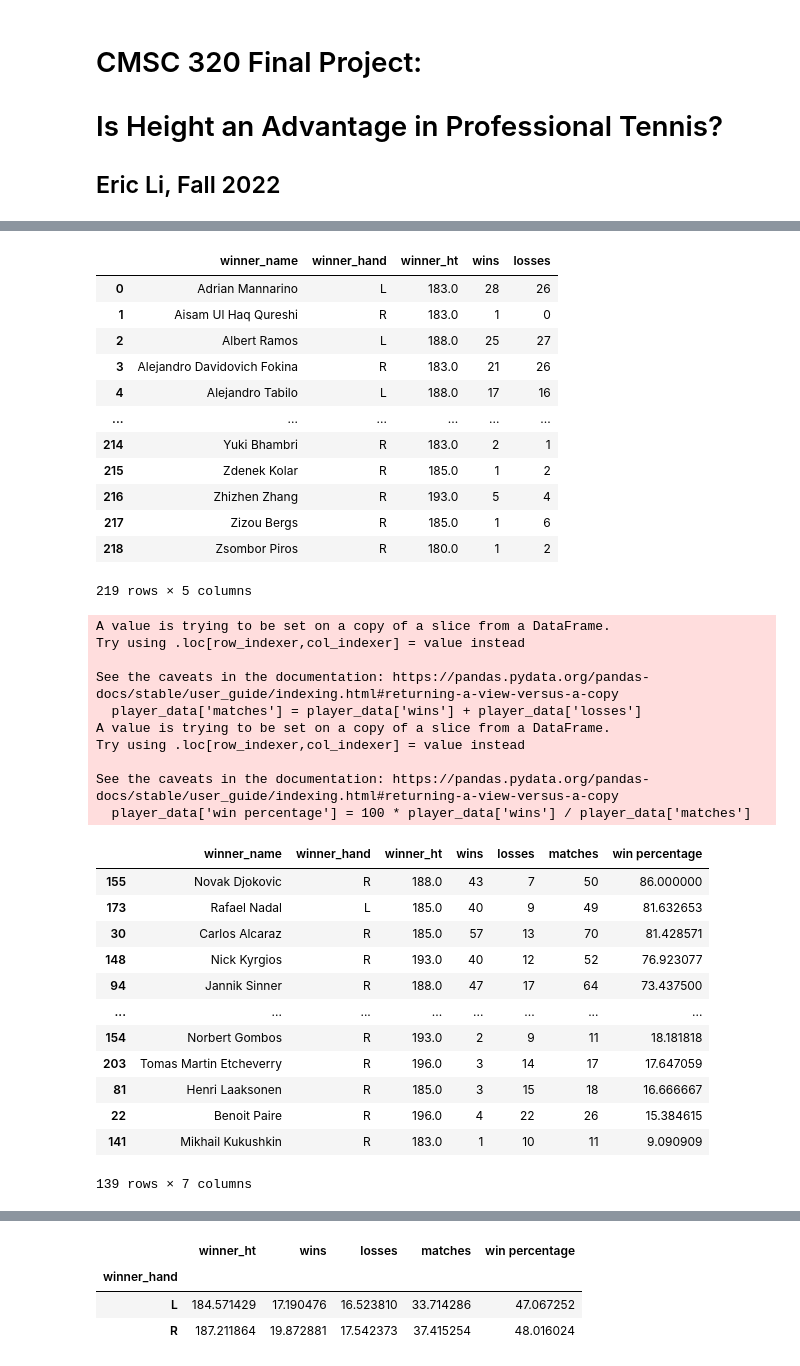
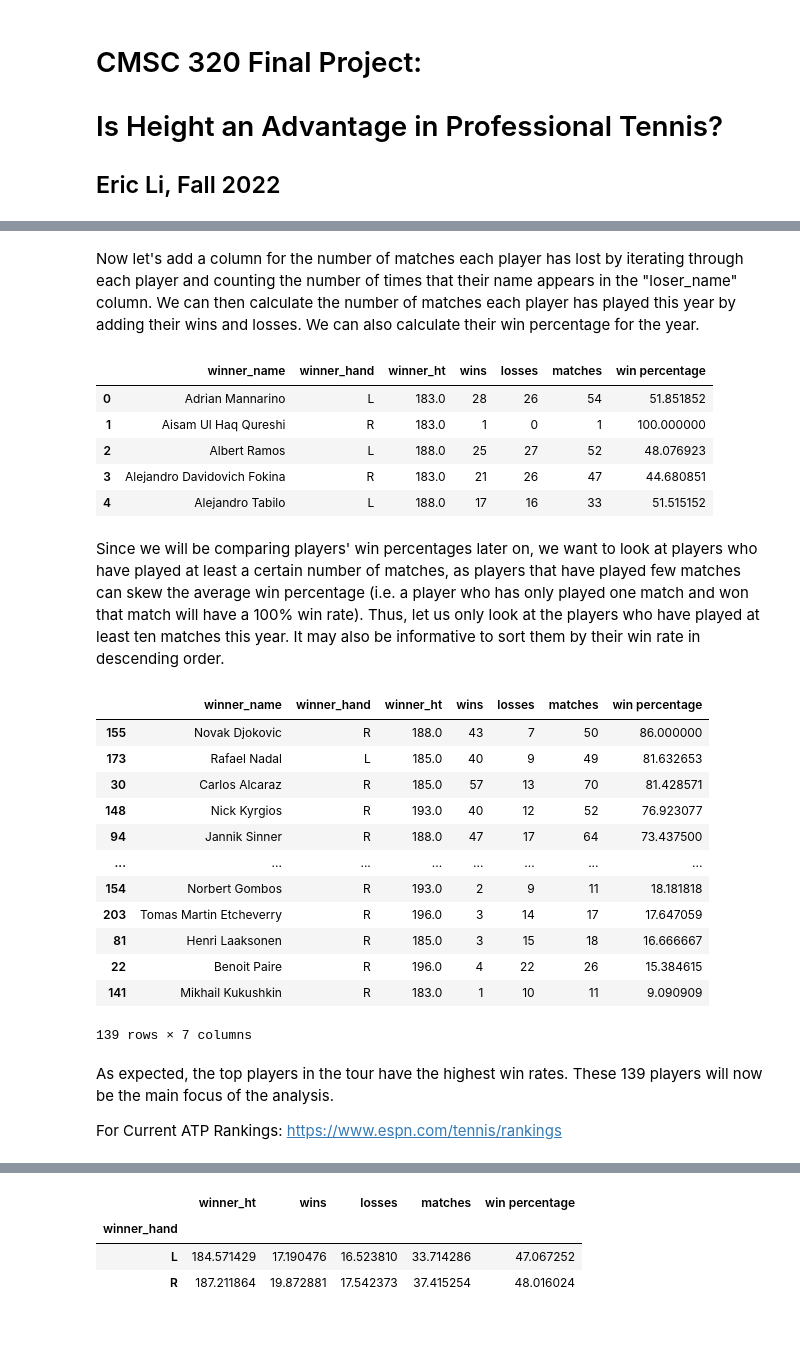
Before and after one commit to eli4278/jekyll_theme, a Jupyter notebook: final_project.ipynb, the cells around one changed output, grey strips where cells are left out. Drawn from its saved outputs; the diff is of its cells as text; code cells hidden in the pictures; blank space fills up the shorter version.

```diff
--- a/final_project.ipynb
+++ b/final_project.ipynb
@@ -73,52 +62,43 @@ player_data[player_data['wins'] >= 5]
+# %% [markdown]
+Now let's add a column for the number of matches each player has lost by iterating through each player and counting the number of times that their name appears in the "loser_name" column. We can then calculate the number of matches each player has played this year by adding their wins and losses. We can also calculate their win percentage for the year.
 # %%
 losses = []
 
 for player in player_data['winner_name']:
     sub_df = atp_matches_22[atp_matches_22['loser_name'] == player]
     losses.append(sub_df.shape[0])
 
 player_data['losses'] = losses
-player_data
+player_data['matches'] = player_data['wins'] + player_data['losses']
+player_data['win percentage'] = 100 * player_data['wins'] / player_data['matches']
+player_data.head()
 # %% [output]
-|  | winner_name | winner_hand | winner_ht | wins | losses |
-| 0 | Adrian Mannarino | L | 183.0 | 28 | 26 |
-| 1 | Aisam Ul Haq Qureshi | R | 183.0 | 1 | 0 |
-| 2 | Albert Ramos | L | 188.0 | 25 | 27 |
-| 3 | Alejandro Davidovich Fokina | R | 183.0 | 21 | 26 |
-| 4 | Alejandro Tabilo | L | 188.0 | 17 | 16 |
-| ... | ... | ... | ... | ... | ... |
-| 214 | Yuki Bhambri | R | 183.0 | 2 | 1 |
-| 215 | Zdenek Kolar | R | 185.0 | 1 | 2 |
-| 216 | Zhizhen Zhang | R | 193.0 | 5 | 4 |
-| 217 | Zizou Bergs | R | 185.0 | 1 | 6 |
-| 218 | Zsombor Piros | R | 180.0 | 1 | 2 |
+|  | winner_name | winner_hand | winner_ht | wins | losses | matches | win percentage |
+| 0 | Adrian Mannarino | L | 183.0 | 28 | 26 | 54 | 51.851852 |
+| 1 | Aisam Ul Haq Qureshi | R | 183.0 | 1 | 0 | 1 | 100.000000 |
+| 2 | Albert Ramos | L | 188.0 | 25 | 27 | 52 | 48.076923 |
+| 3 | Alejandro Davidovich Fokina | R | 183.0 | 21 | 26 | 47 | 44.680851 |
+| 4 | Alejandro Tabilo | L | 188.0 | 17 | 16 | 33 | 51.515152 |
-219 rows × 5 columns
+# %% [markdown]
+Since we will be comparing players' win percentages later on, we want to look at players who have played at least a certain number of matches, as players that have played few matches can skew the average win percentage (i.e. a player who has only played one match and won that match will have a 100% win rate). Thus, let us only look at the players who have played at least ten matches this year. It may also be informative to sort them by their win rate in descending order.
 # %%
-player_data['matches'] = player_data['wins'] + player_data['losses']
-player_data['win percentage'] = 100 * player_data['wins'] / player_data['matches']
 player_data = player_data[player_data['matches'] >= 10]
 player_data.sort_values('win percentage', ascending=False)
 # %% [output]
+|  | winner_name | winner_hand | winner_ht | wins | losses | matches | win percentage |
+| 155 | Novak Djokovic | R | 188.0 | 43 | 7 | 50 | 86.000000 |
+| 173 | Rafael Nadal | L | 185.0 | 40 | 9 | 49 | 81.632653 |
+| 30 | Carlos Alcaraz | R | 185.0 | 57 | 13 | 70 | 81.428571 |
+| 148 | Nick Kyrgios | R | 193.0 | 40 | 12 | 52 | 76.923077 |
+| 94 | Jannik Sinner | R | 188.0 | 47 | 17 | 64 | 73.437500 |
+| ... | ... | ... | ... | ... | ... | ... | ... |
+| 154 | Norbert Gombos | R | 193.0 | 2 | 9 | 11 | 18.181818 |
+| 203 | Tomas Martin Etcheverry | R | 196.0 | 3 | 14 | 17 | 17.647059 |
+| 81 | Henri Laaksonen | R | 185.0 | 3 | 15 | 18 | 16.666667 |
+| 22 | Benoit Paire | R | 196.0 | 4 | 22 | 26 | 15.384615 |
+| 141 | Mikhail Kukushkin | R | 183.0 | 1 | 10 | 11 | 9.090909 |
-A value is trying to be set on a copy of a slice from a DataFrame.
-Try using .loc[row_indexer,col_indexer] = value instead
-
-See the caveats in the documentation: https://pandas.pydata.org/pandas-docs/stable/user_guide/indexing.html#returning-a-view-versus-a-copy
-  player_data['matches'] = player_data['wins'] + player_data['losses']
-A value is trying to be set on a copy of a slice from a DataFrame.
-Try using .loc[row_indexer,col_indexer] = value instead
-
-See the caveats in the documentation: https://pandas.pydata.org/pandas-docs/stable/user_guide/indexing.html#returning-a-view-versus-a-copy
-  player_data['win percentage'] = 100 * player_data['wins'] / player_data['matches']
+139 rows × 7 columns
-|  | winner_name | winner_hand | winner_ht | wins | losses | matches | win percentage |
-| 155 | Novak Djokovic | R | 188.0 | 43 | 7 | 50 | 86.000000 |
-| 173 | Rafael Nadal | L | 185.0 | 40 | 9 | 49 | 81.632653 |
-| 30 | Carlos Alcaraz | R | 185.0 | 57 | 13 | 70 | 81.428571 |
-| 148 | Nick Kyrgios | R | 193.0 | 40 | 12 | 52 | 76.923077 |
-| 94 | Jannik Sinner | R | 188.0 | 47 | 17 | 64 | 73.437500 |
-| ... | ... | ... | ... | ... | ... | ... | ... |
-| 154 | Norbert Gombos | R | 193.0 | 2 | 9 | 11 | 18.181818 |
-| 203 | Tomas Martin Etcheverry | R | 196.0 | 3 | 14 | 17 | 17.647059 |
-| 81 | Henri Laaksonen | R | 185.0 | 3 | 15 | 18 | 16.666667 |
-| 22 | Benoit Paire | R | 196.0 | 4 | 22 | 26 | 15.384615 |
-| 141 | Mikhail Kukushkin | R | 183.0 | 1 | 10 | 11 | 9.090909 |
-139 rows × 7 columns
+# %% [markdown]
+As expected, the top players in the tour have the highest win rates. These 139 players will now be the main focus of the analysis.
+
+For Current ATP Rankings: https://www.espn.com/tennis/rankings
```
Also changed, not shown: parts of 34 cells of this notebook.
